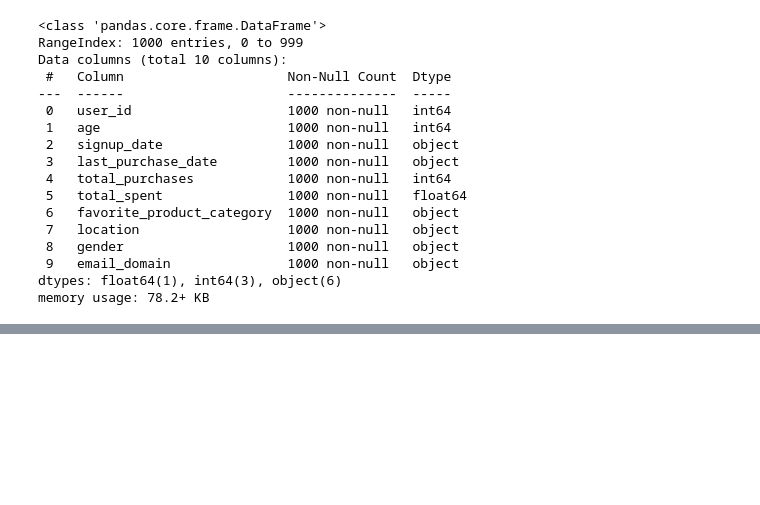
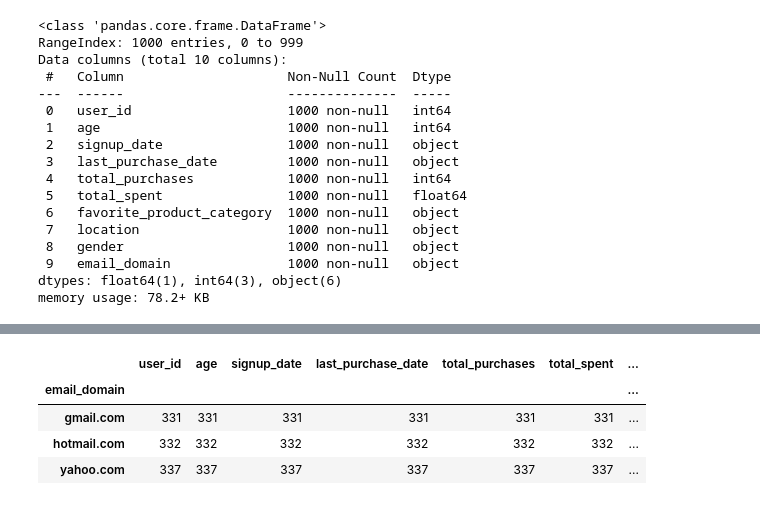
Before and after one commit to vicky887766/schulich-6666, a Jupyter notebook: Class 5 practice.ipynb, the cells around one changed output, grey strips where cells are left out. Saved outputs shown, nothing was run; the diff lists cells and outputs as text; code cells hidden in the pictures; blank space fills up the shorter version.

```diff
--- a/Class 5 practice.ipynb
+++ b/Class 5 practice.ipynb
@@ -148,0 +149,2 @@ gender_dummies.head()
+# %%
+df = pd.concat([df,gender_dummies], axis=1)
@@ -148,0 +163,8 @@ gender_dummies.head()
+# %%
+df.groupby('email_domain').count()
+# %% [output]
+|  | user_id | age | signup_date | last_purchase_date | total_purchases | total_spent | ... |
+| email_domain |  |  |  |  |  |  | ... |
+| gmail.com | 331 | 331 | 331 | 331 | 331 | 331 | ... |
+| hotmail.com | 332 | 332 | 332 | 332 | 332 | 332 | ... |
+| yahoo.com | 337 | 337 | 337 | 337 | 337 | 337 | ... |
```
Also changed, not shown: parts of 5 cells of this notebook.
